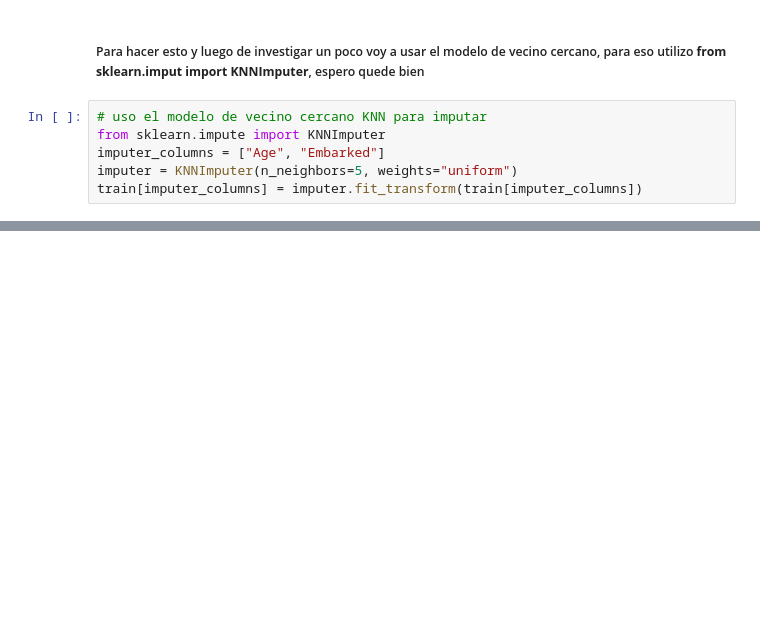
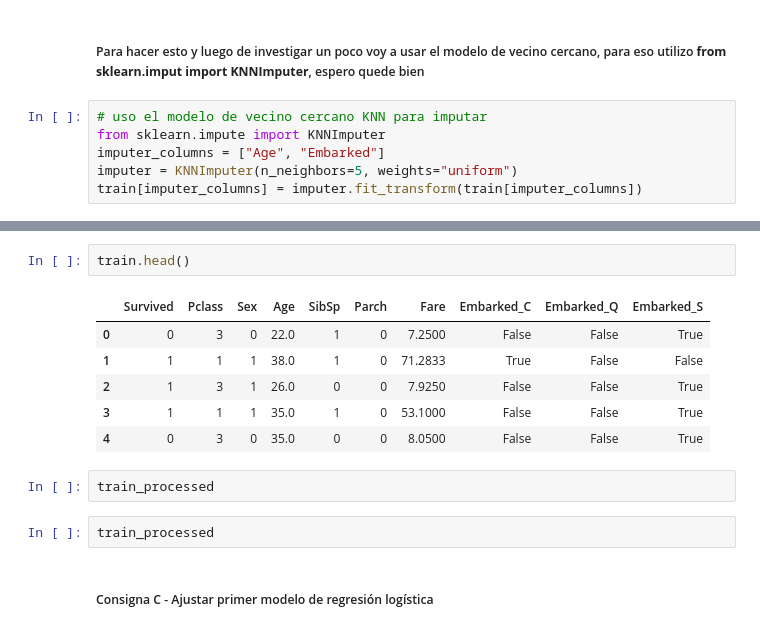
Before and after one commit to joluva/machinelearning, a Jupyter notebook: API_2_Vasquez_Jorge_Luis.ipynb, the cells around one changed output, grey strips where cells are left out. Saved outputs shown, nothing was run; the diff lists cells and outputs as text; blank space fills up the shorter version.

Commit message:
Trabajo API-2 completa primer parte

```diff
--- a/API_2_Vasquez_Jorge_Luis.ipynb
+++ b/API_2_Vasquez_Jorge_Luis.ipynb
@@ -343,0 +411,15 @@ end_columns = ["Pclass", "Sex", "Age", "SibSp", "Parch", "Fare", "Embarked"]
+# %%
+train.head()
+# %% [output]
+|  | Survived | Pclass | Sex | Age | SibSp | Parch | Fare | Embarked_C | Embarked_Q | Embarked_S |
+| 0 | 0 | 3 | 0 | 22.0 | 1 | 0 | 7.2500 | False | False | True |
+| 1 | 1 | 1 | 1 | 38.0 | 1 | 0 | 71.2833 | True | False | False |
+| 2 | 1 | 3 | 1 | 26.0 | 0 | 0 | 7.9250 | False | False | True |
+| 3 | 1 | 1 | 1 | 35.0 | 1 | 0 | 53.1000 | False | False | True |
+| 4 | 0 | 3 | 0 | 35.0 | 0 | 0 | 8.0500 | False | False | True |
+# %%
+train_processed
+# %%
+train_processed
+# %% [markdown]
+##### Consigna C - Ajustar primer modelo de regresión logística
```
Also changed, not shown: parts of 31 cells of this notebook.
